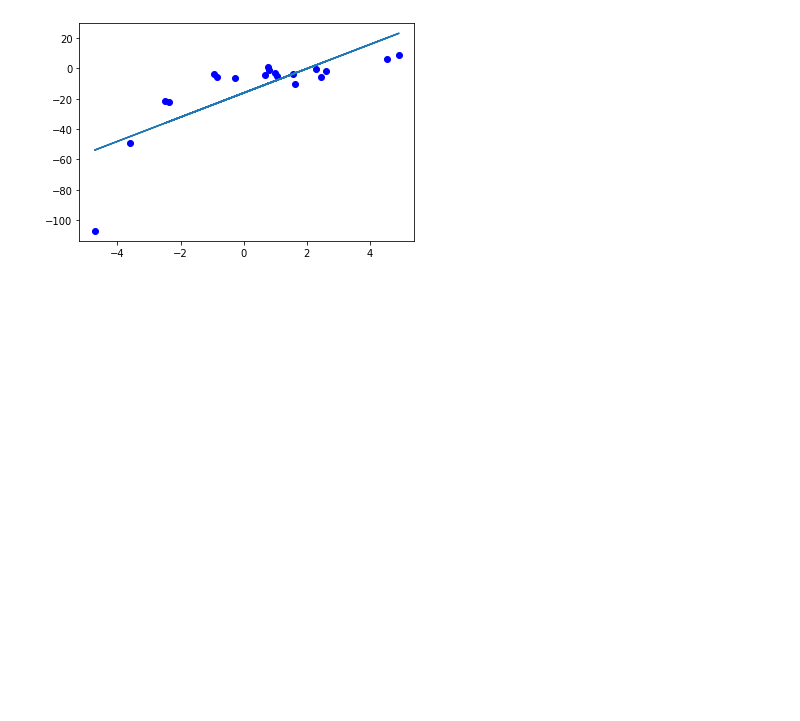
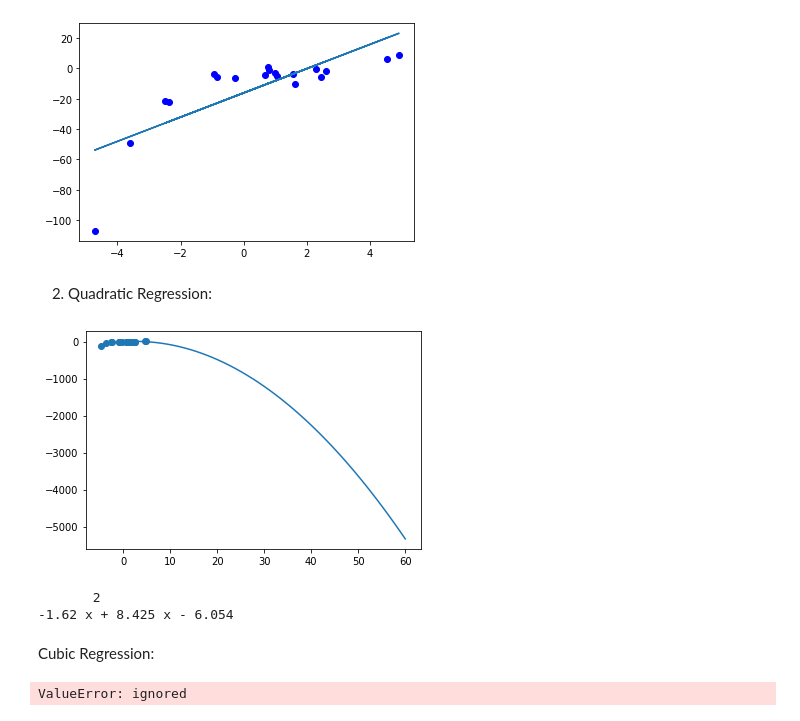
Before and after one commit to redwanulhaider13/numericals, a Jupyter notebook: Lab_Assignment_04.ipynb, the cells around one changed output. Drawn from its saved outputs; the diff is of its cells as text; code cells hidden in the pictures; blank space fills up the shorter version.

```diff
--- a/Lab_Assignment_04.ipynb
+++ b/Lab_Assignment_04.ipynb
@@ -98,3 +98,31 @@ plt.show
 # %% [output]
 <function matplotlib.pyplot.show(*args, **kw)>
 [figure]
+# %% [markdown]
+2. Quadratic Regression:
+# %%
+import numpy as np
+import matplotlib.pyplot as plt
+#define variables
+
+#polynomial fit with degree = 2
+model = np.poly1d(np.polyfit(x, y, 2))
+#add fitted polynomial line to scatterplot
+polyline = np.linspace(1, 60, 50)
+plt.scatter(x, y)
+plt.plot(polyline, model(polyline))
+plt.show()
+#print the model
+print(model)
+# %% [output]
+[figure, added]
+       2
+-1.62 x + 8.425 x - 6.054
+# %% [markdown]
+Cubic Regression:
+# %%
+from sklearn.preprocessing import PolynomialFeatures
+poly = PolynomialFeatures(degree = 4)
+X_poly = poly.fit_transform(x)
+# %% [output]
+ValueError: ignored
```
